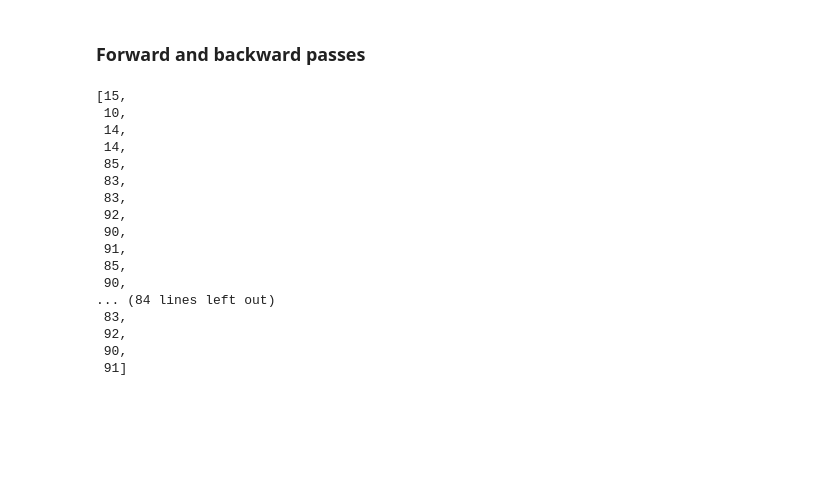
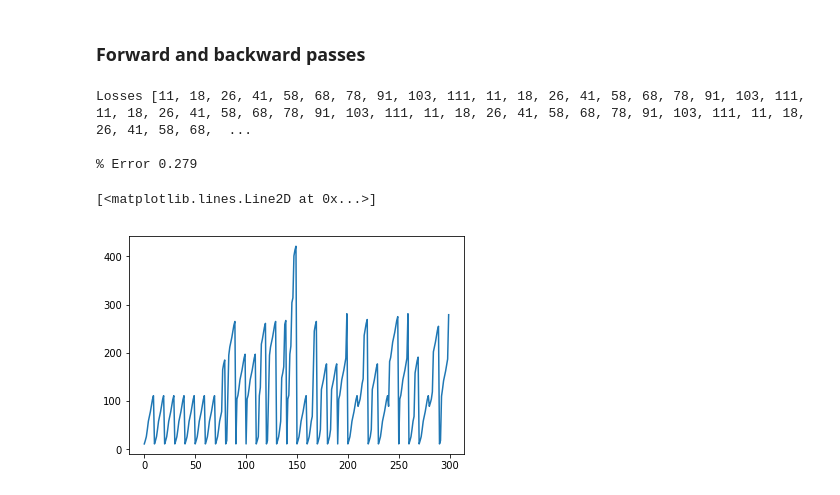
Before and after one commit to carparel/Deep-Learning, a Jupyter notebook: MiniProject_2.ipynb, the cells around one changed output. Cells and saved outputs as stored; diff of their text form; code cells hidden in the pictures; blank space fills up the shorter version.

```diff
--- a/MiniProject_2.ipynb
+++ b/MiniProject_2.ipynb
@@ -47,7 +64,7 @@ def d_LossMSE(v, t):
 # %%
 class Module(object):
 
-    def forward_pass(self, *input):
+    def forward_pass(self, *_input_):
         raise NotImplementedError
 
     def backward_pass(self, *gradwrtoutput):
@@ -55,6 +72,12 @@ class Module(object):
 
     def param(self):
         return []
+
+    def update(self, eta):
+        return []
+
+    def zerograd(self):
+        return []
 # %%
 class Linear(Module):
 
@@ -139,18 +160,20 @@ class Sequential(Module):
     def __init__(self, *args):
         super(Sequential, self).__init__()
         self.modules = []
+        self.forward = None
         self.backward = None
         for module in args:
             self.modules.append(module)
 
-    def forward_pass(self, input):
-        self.forward = input
+    def forward_pass(self, _input_):
+        self.forward = _input_
         for module in self.modules:
             self.forward = module.forward_pass(self.forward)
-        return torch.argmax(self.forward)
+        return torch.argmax(self.forward).item()
 
     def backward_pass(self, target):
-        self.backward = d_LossMSE(torch.argmax(self.forward).item(), target)
+        self.backward = d_LossMSE(torch.argmax(self.forward), target)# has to be a vector --> 100x2?? -->
+        #one hot label for the target (when calculating loss in forward)
         for module in reversed(self.modules):
             self.backward = module.backward_pass(self.backward)
 
@@ -170,34 +193,28 @@ def train(model, train_input, train_target, eta, mini_batch_size, epochs):
         for b in range(0, train_input.size(0), mini_batch_size):
             for i in range(mini_batch_size):
                 output = model.forward_pass(train_input[b+i])
+                total_loss += LossMSE(output, train_target[b+i])
                 model.backward_pass(train_target[b+i])
-                total_loss += LossMSE(output, train_target[b+i])
+            losses.append(total_loss)
             model.update(eta)
             model.zerograd()
-        losses.append(total_loss)
-    return losses
+    return losses,total_loss/1000
 # %%
-eta = 0.01
+eta = 0.1
 mini_batch_size = 100
-epochs = 10
+epochs = 30
 
-model = Sequential(Linear(2,25), ReLU(), Linear(25,25), ReLU(), Linear(25,2), Tanh())
-train(model, train_input, train_target, eta, mini_batch_size, epochs)
+model = Sequential(Linear(2,100), Tanh(),Linear(100,100),Tanh(),Linear(100,2),Tanh())
+losses, errors = train(model, train_input, train_target, eta, mini_batch_size, epochs)
+print('Losses',losses)
+print('')
+print('% Error',errors)
 # %% [output]
-[15,
- 10,
- 14,
- 14,
- 85,
- 83,
- 83,
- 92,
- 90,
- 91,
- 85,
- 90,
-... (84 lines left out)
- 83,
- 92,
- 90,
- 91]
+Losses [11, 18, 26, 41, 58, 68, 78, 91, 103, 111, 11, 18, 26, 41, 58, 68, 78, 91, 103, 111, 11, 18, 26, 41, 58, 68, 78, 91, 103, 111, 11, 18, 26, 41, 58, 68, 78, 91, 103, 111, 11, 18, 26, 41, 58, 68,  ...
+
+% Error 0.279
+# %%
+plt.plot(losses)
+# %% [output]
+[<matplotlib.lines.Line2D at 0x...>]
+[figure, added]
```
Also changed, not shown: parts of 5 cells of this notebook.
